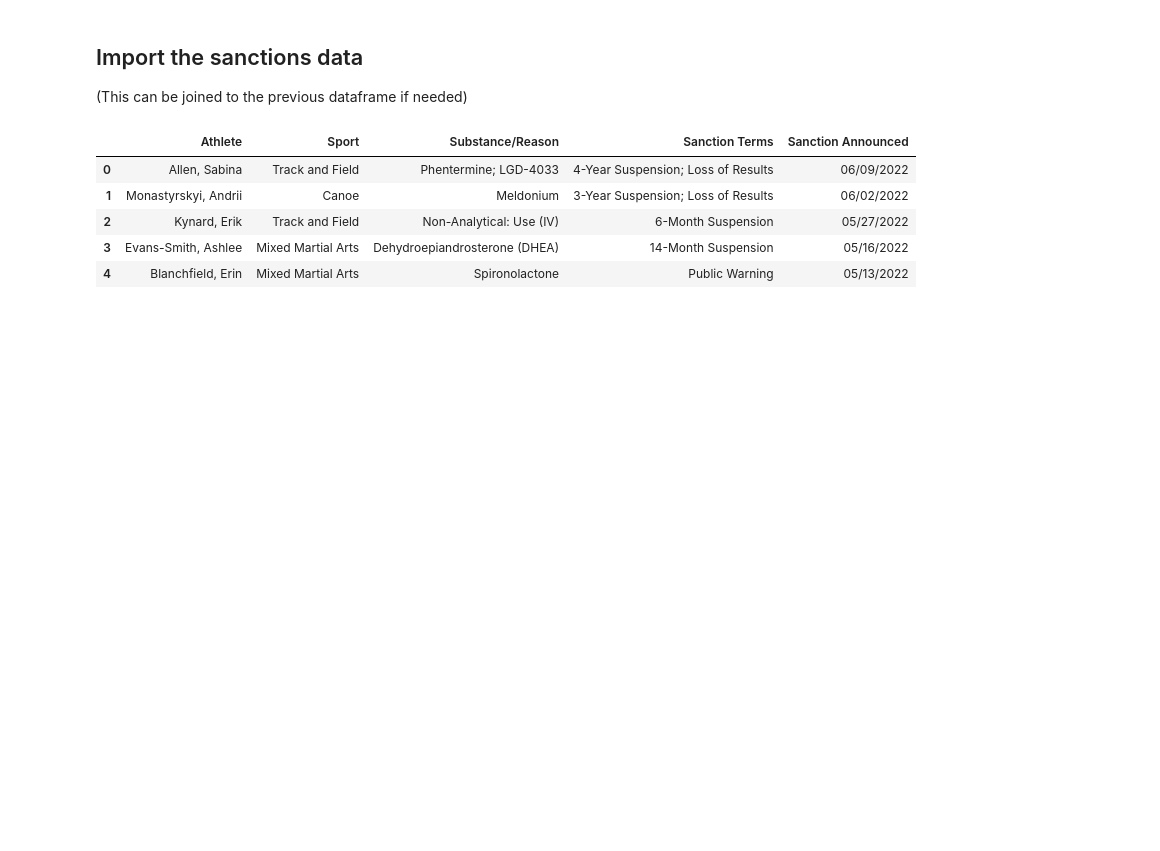
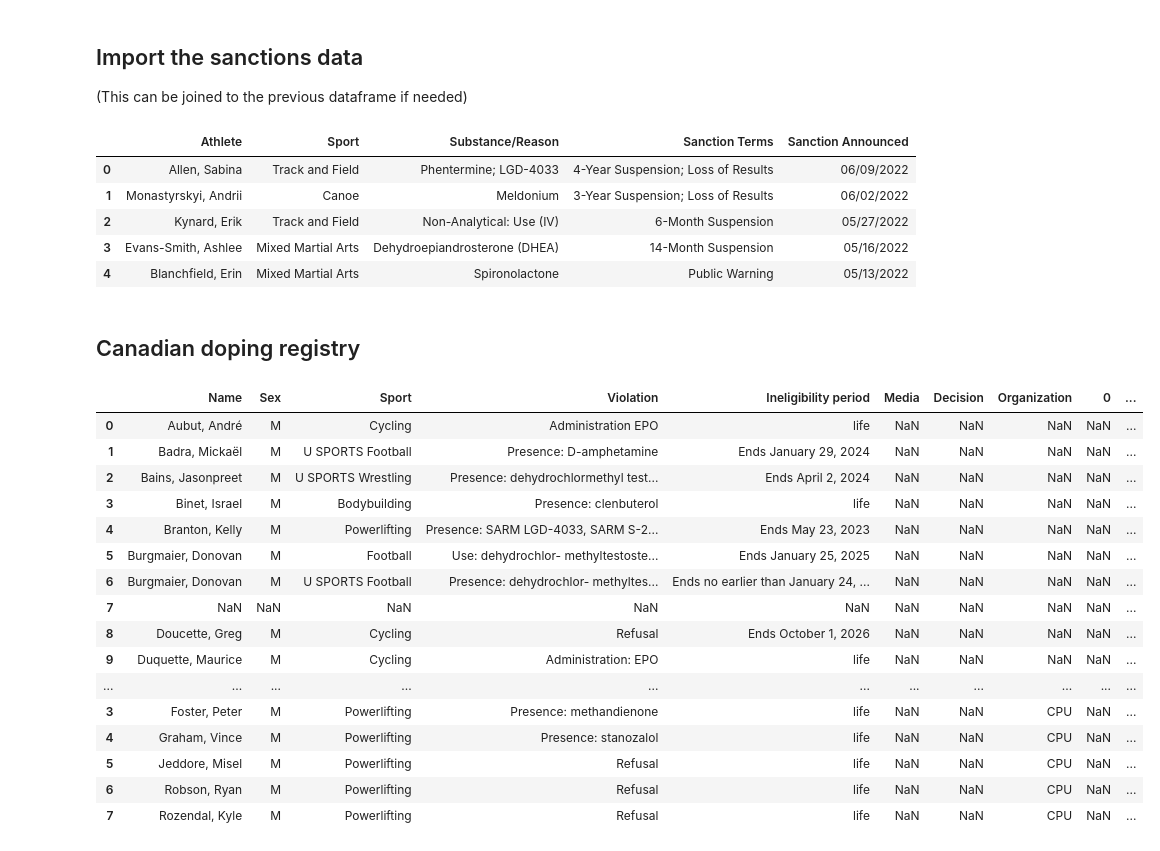
Before and after one commit to alecstein/doping_data, a Jupyter notebook: scraper.ipynb, the cells around one changed output. Cells and saved outputs as stored; diff of their text form; code cells hidden in the pictures; blank space fills up the shorter version.

```diff
--- a/scraper.ipynb
+++ b/scraper.ipynb
@@ -68,3 +68,8 @@ df_2 = df.rename(columns = {'Athlete':'athlete_name',
                             'Sanction_announced':'date_announced'})
 # %%
 df_2.to_csv('usada_sanctions_data.csv', index = False)
+# %% [markdown]
+## Canadian doping registry
+# %%
+r = requests.get('https://cces.ca/node/118')
+df = pd.read_html(r.content)
@@ -70,0 +78,20 @@ df_2.to_csv('usada_sanctions_data.csv', index = False)
+# %%
+pd.concat(df)
+# %% [output]
+|  | Name | Sex | Sport | Violation | Ineligibility period | Media | Decision | Organization | 0 | ... |
+| 0 | Aubut, André | M | Cycling | Administration EPO | life | NaN | NaN | NaN | NaN | ... |
+| 1 | Badra, Mickaël | M | U SPORTS Football | Presence: D-amphetamine | Ends January 29, 2024 | NaN | NaN | NaN | NaN | ... |
+| 2 | Bains, Jasonpreet | M | U SPORTS Wrestling | Presence: dehydrochlormethyl test... | Ends April 2, 2024 | NaN | NaN | NaN | NaN | ... |
+| 3 | Binet, Israel | M | Bodybuilding | Presence: clenbuterol | life | NaN | NaN | NaN | NaN | ... |
+| 4 | Branton, Kelly | M | Powerlifting | Presence: SARM LGD-4033, SARM S-2... | Ends May 23, 2023 | NaN | NaN | NaN | NaN | ... |
+| 5 | Burgmaier, Donovan | M | Football | Use: dehydrochlor- methyltestoste... | Ends January 25, 2025 | NaN | NaN | NaN | NaN | ... |
+| 6 | Burgmaier, Donovan | M | U SPORTS Football | Presence: dehydrochlor- methyltes... | Ends no earlier than January 24, ... | NaN | NaN | NaN | NaN | ... |
+| 7 | NaN | NaN | NaN | NaN | NaN | NaN | NaN | NaN | NaN | ... |
+| 8 | Doucette, Greg | M | Cycling | Refusal | Ends October 1, 2026 | NaN | NaN | NaN | NaN | ... |
+| 9 | Duquette, Maurice | M | Cycling | Administration: EPO | life | NaN | NaN | NaN | NaN | ... |
+| ... | ... | ... | ... | ... | ... | ... | ... | ... | ... | ... |
+| 3 | Foster, Peter | M | Powerlifting | Presence: methandienone | life | NaN | NaN | CPU | NaN | ... |
+| 4 | Graham, Vince | M | Powerlifting | Presence: stanozalol | life | NaN | NaN | CPU | NaN | ... |
+| 5 | Jeddore, Misel | M | Powerlifting | Refusal | life | NaN | NaN | CPU | NaN | ... |
+| 6 | Robson, Ryan | M | Powerlifting | Refusal | life | NaN | NaN | CPU | NaN | ... |
+| 7 | Rozendal, Kyle | M | Powerlifting | Refusal | life | NaN | NaN | CPU | NaN | ... |
```
Also changed, not shown: parts of 1 cell of this notebook.
